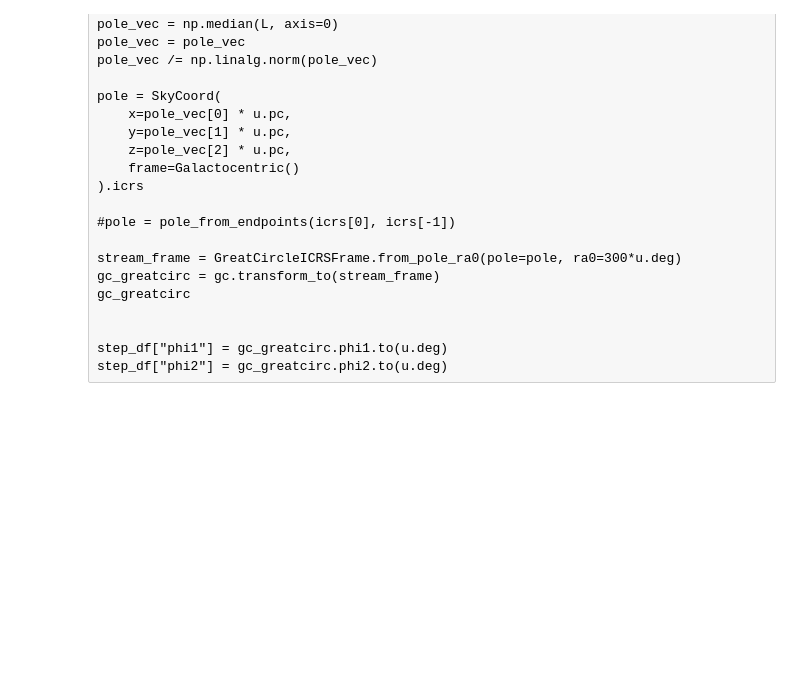
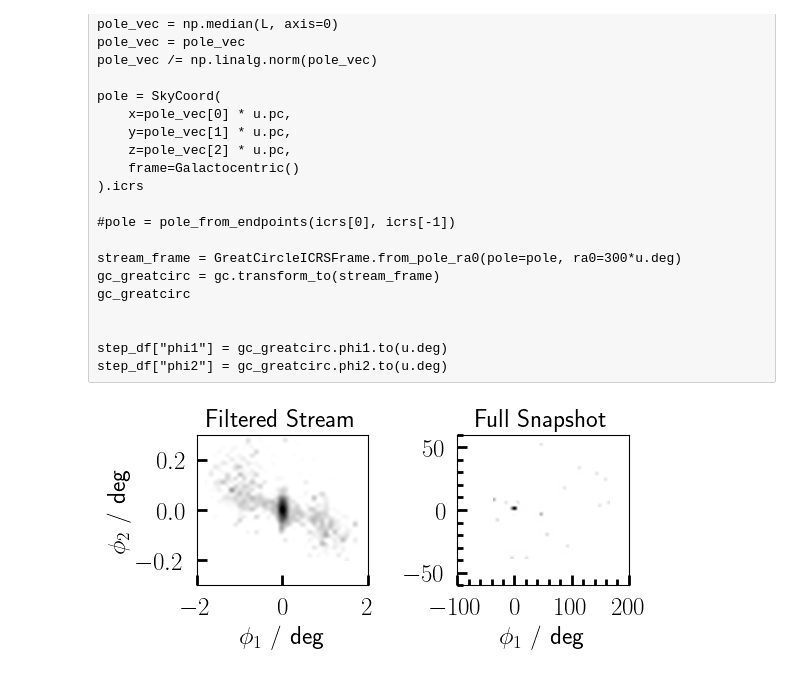
Before and after one commit to RSPicken2/stellar-streams, a Jupyter notebook: Ridgeline.ipynb, the cells around one changed output. Saved outputs shown, nothing was run; the diff lists cells and outputs as text; code cells hidden in the pictures; blank space fills up the shorter version.

```diff
--- a/Ridgeline.ipynb
+++ b/Ridgeline.ipynb
@@ -74,39 +72,49 @@ mass_grid, xedges1, yedges1 = np.histogram2d(gc.lon.deg, gc.lat.deg
 masked_mass, xedges, yedges = np.histogram2d(stream_df["phi1"], stream_df["phi2"]
                                            ,bins=bins,weights=stream_df['M'])
 # %%
+
+
 fig, ax = plt.subplots(1,2, figsize=(6,3))
 ax[1].imshow(
         np.log10(mass_grid.T + 1),
         origin='lower',
         extent=[xedges1[0], xedges1[-1], yedges1[0], yedges1[-1]],
         cmap='gray_r',
-        aspect='equal',
+        aspect='auto',
         interpolation='spline36'
     )
 ax[1].set_title('Full Snapshot')
 ax[0].imshow(
         np.log10(masked_mass.T + 1),
         origin='lower',
         extent=[xedges[0], xedges[-1], yedges[0], yedges[-1]],
         cmap='gray_r',
-        aspect='equal',
+        aspect='auto',
         interpolation='spline36'
     )
 ax[0].set_title('Filtered Stream')
 
 ax[0].set_xlabel(r"$\phi_1$ / deg")
 ax[0].set_ylabel(r"$\phi_2$ / deg")
 ax[1].set_xlabel(r"$\phi_1$ / deg")
 
-#ax.set_xlim([-offset,offset])
-#ax.set_ylim([-offset,offset])
+ax[0].set_xlim([-2,2])
+ax[0].set_ylim([-.3,.3])
+
+ax[1].set_xlim([-100,200])
+ax[1].set_ylim([-60,60])
+
+ax[1].minorticks_on()
+ax[1].set_xticks([-100, 0, 100, 200])
 
 plt.tight_layout()
-plt.savefig('./Images/StreamFiltering')
+plt.savefig('./Images/StreamFiltered')
 plt.show()
 
 
 #TODO apply more filtering
+# %% [output]
+[figure, added]
 # %%
 ridge_x = []
 ridge_y = []
```
Also changed, not shown: parts of 13 cells of this notebook, 1 other file.
